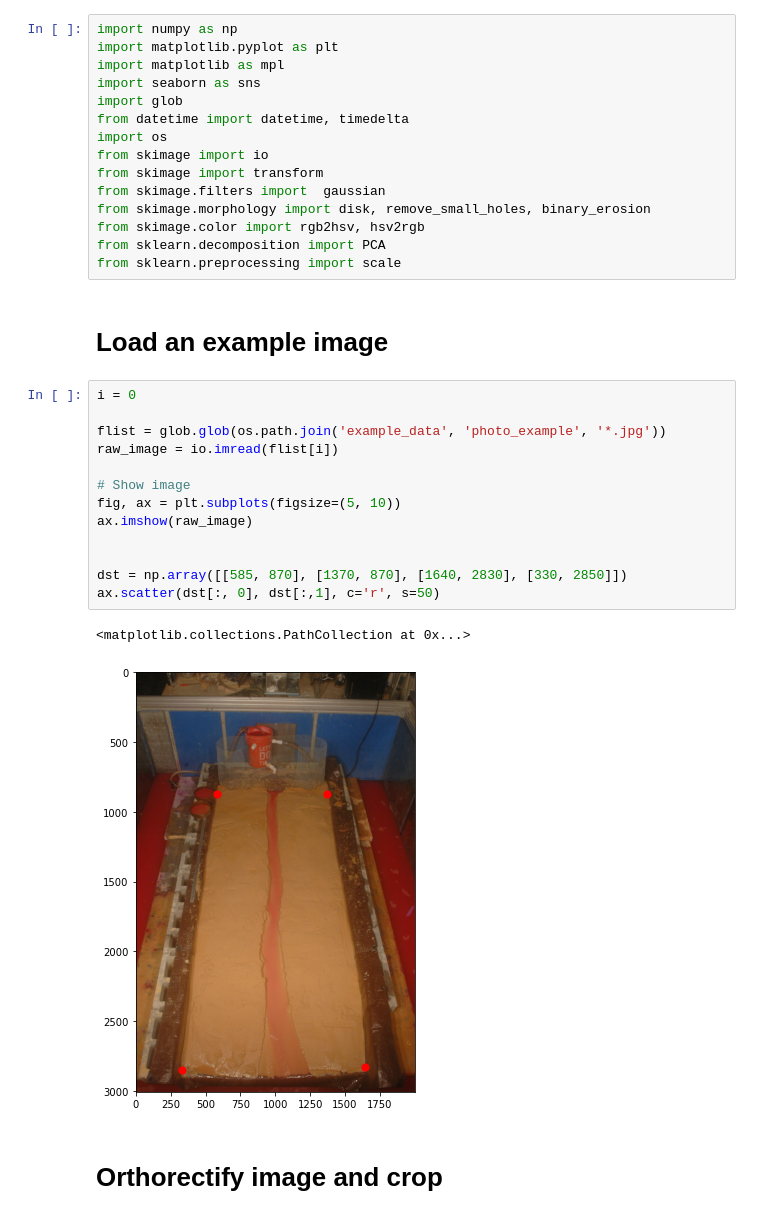
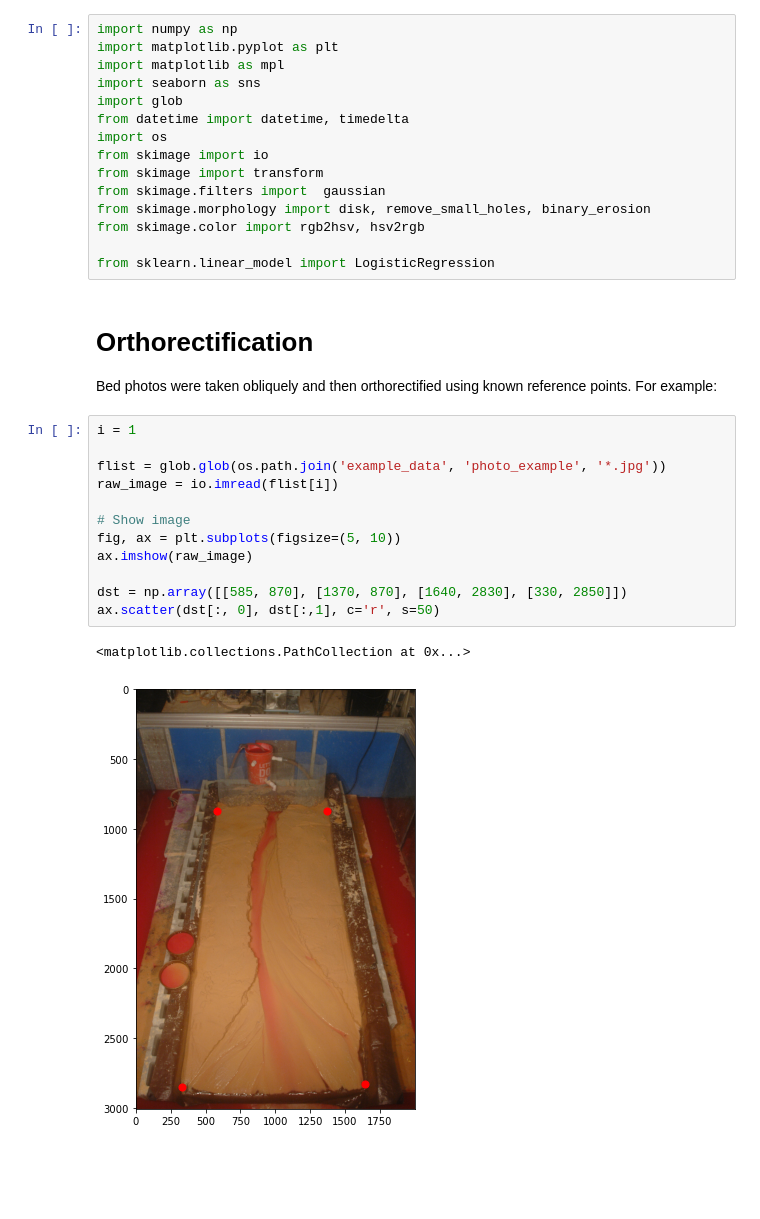
Before and after one commit to tashley/Relaxing-Channel-Data-and-Workflows, a Jupyter notebook: processing_raw_photos.ipynb, the cells around one changed output. Cells and saved outputs as stored; diff of their text form; blank space fills up the shorter version.

```diff
--- a/processing_raw_photos.ipynb
+++ b/processing_raw_photos.ipynb
@@ -11,26 +11,25 @@ from skimage import transform
 from skimage.filters import  gaussian
 from skimage.morphology import disk, remove_small_holes, binary_erosion
 from skimage.color import rgb2hsv, hsv2rgb
-from sklearn.decomposition import PCA
-from sklearn.preprocessing import scale
+
+from sklearn.linear_model import LogisticRegression
 # %% [markdown]
-# Load an example image
+# Orthorectification
+
+Bed photos were taken obliquely and then orthorectified using known reference points. For example:
 # %%
-i = 0
+i = 1
 
 flist = glob.glob(os.path.join('example_data', 'photo_example', '*.jpg'))
 raw_image = io.imread(flist[i])
 
 # Show image
 fig, ax = plt.subplots(figsize=(5, 10))
 ax.imshow(raw_image)
 
-
 dst = np.array([[585, 870], [1370, 870], [1640, 2830], [330, 2850]])
 ax.scatter(dst[:, 0], dst[:,1], c='r', s=50)
 # %% [output]
 <matplotlib.collections.PathCollection at 0x...>
-[figure, old version]
+[figure, new version]
-# %% [markdown]
-# Orthorectify image and crop
 # %%
```
Also changed, not shown: parts of 26 cells of this notebook, 17 other files.
